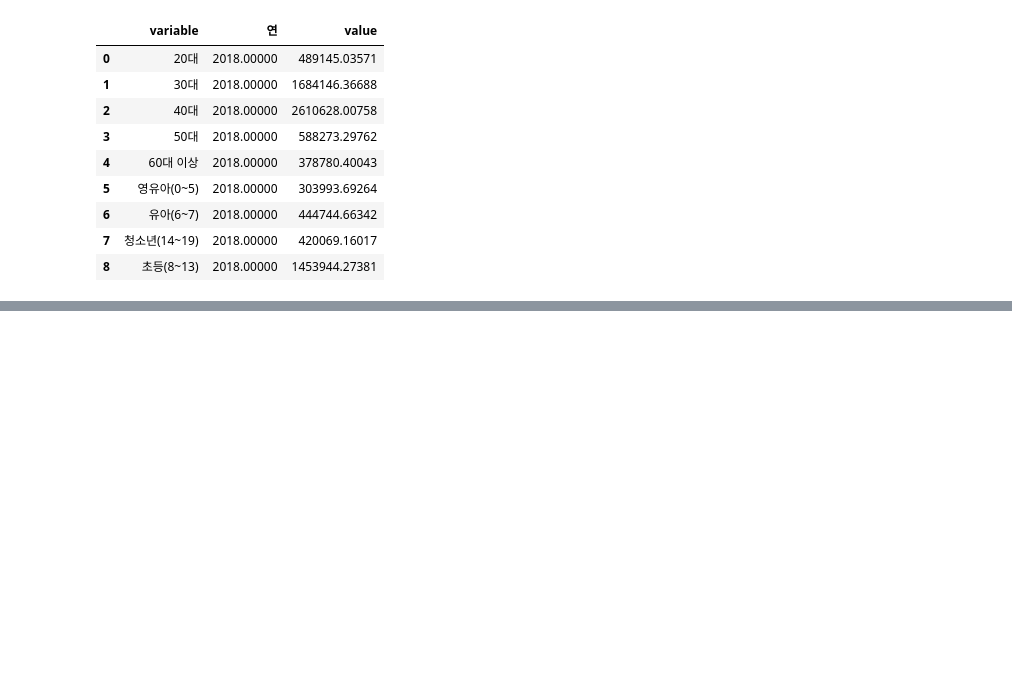
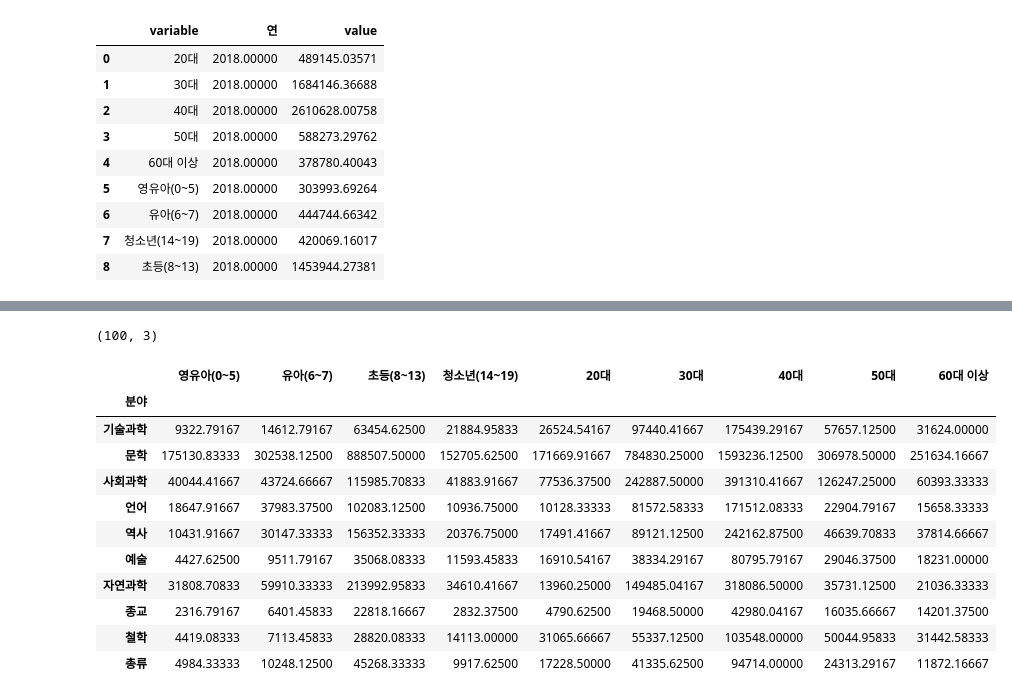
Before and after one commit to dev-hw/SeSAC-live_map, a Jupyter notebook: pro/1_1_도서관_프로젝트.ipynb, the cells around one changed output, grey strips where cells are left out. Saved outputs shown, nothing was run; the diff lists cells and outputs as text; code cells hidden in the pictures; blank space fills up the shorter version.

```diff
--- a/pro/1_1_도서관_프로젝트.ipynb
+++ b/pro/1_1_도서관_프로젝트.ipynb
@@ -237,0 +352,4 @@ plt.ticklabel_format(style='plain', axis='y')
+# %%
+data1.shape
+# %% [output]
+(100, 3)
@@ -237,0 +364,16 @@ plt.ticklabel_format(style='plain', axis='y')
+# %%
+# 각각 연령별로 합을 1이라고 하는 비율을 만들기!!! - 여기부터 해야함
+data2
+# %% [output]
+|  | 영유아(0~5) | 유아(6~7) | 초등(8~13) | 청소년(14~19) | 20대 | 30대 | 40대 | 50대 | 60대 이상 |
+| 분야 |  |  |  |  |  |  |  |  |  |
+| 기술과학 | 9322.79167 | 14612.79167 | 63454.62500 | 21884.95833 | 26524.54167 | 97440.41667 | 175439.29167 | 57657.12500 | 31624.00000 |
+| 문학 | 175130.83333 | 302538.12500 | 888507.50000 | 152705.62500 | 171669.91667 | 784830.25000 | 1593236.12500 | 306978.50000 | 251634.16667 |
+| 사회과학 | 40044.41667 | 43724.66667 | 115985.70833 | 41883.91667 | 77536.37500 | 242887.50000 | 391310.41667 | 126247.25000 | 60393.33333 |
+| 언어 | 18647.91667 | 37983.37500 | 102083.12500 | 10936.75000 | 10128.33333 | 81572.58333 | 171512.08333 | 22904.79167 | 15658.33333 |
+| 역사 | 10431.91667 | 30147.33333 | 156352.33333 | 20376.75000 | 17491.41667 | 89121.12500 | 242162.87500 | 46639.70833 | 37814.66667 |
+| 예술 | 4427.62500 | 9511.79167 | 35068.08333 | 11593.45833 | 16910.54167 | 38334.29167 | 80795.79167 | 29046.37500 | 18231.00000 |
+| 자연과학 | 31808.70833 | 59910.33333 | 213992.95833 | 34610.41667 | 13960.25000 | 149485.04167 | 318086.50000 | 35731.12500 | 21036.33333 |
+| 종교 | 2316.79167 | 6401.45833 | 22818.16667 | 2832.37500 | 4790.62500 | 19468.50000 | 42980.04167 | 16035.66667 | 14201.37500 |
+| 철학 | 4419.08333 | 7113.45833 | 28820.08333 | 14113.00000 | 31065.66667 | 55337.12500 | 103548.00000 | 50044.95833 | 31442.58333 |
+| 총류 | 4984.33333 | 10248.12500 | 45268.33333 | 9917.62500 | 17228.50000 | 41335.62500 | 94714.00000 | 24313.29167 | 11872.16667 |
```
Also changed, not shown: parts of 22 cells of this notebook, 3 other files.
